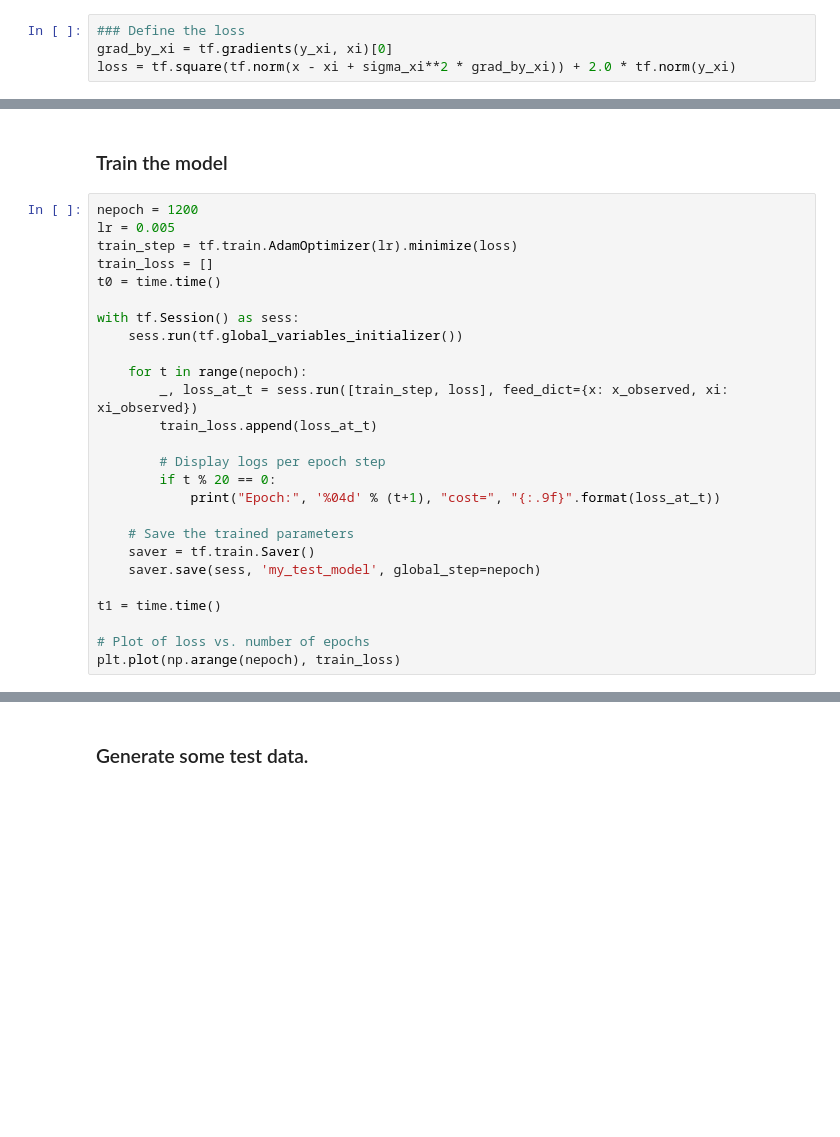
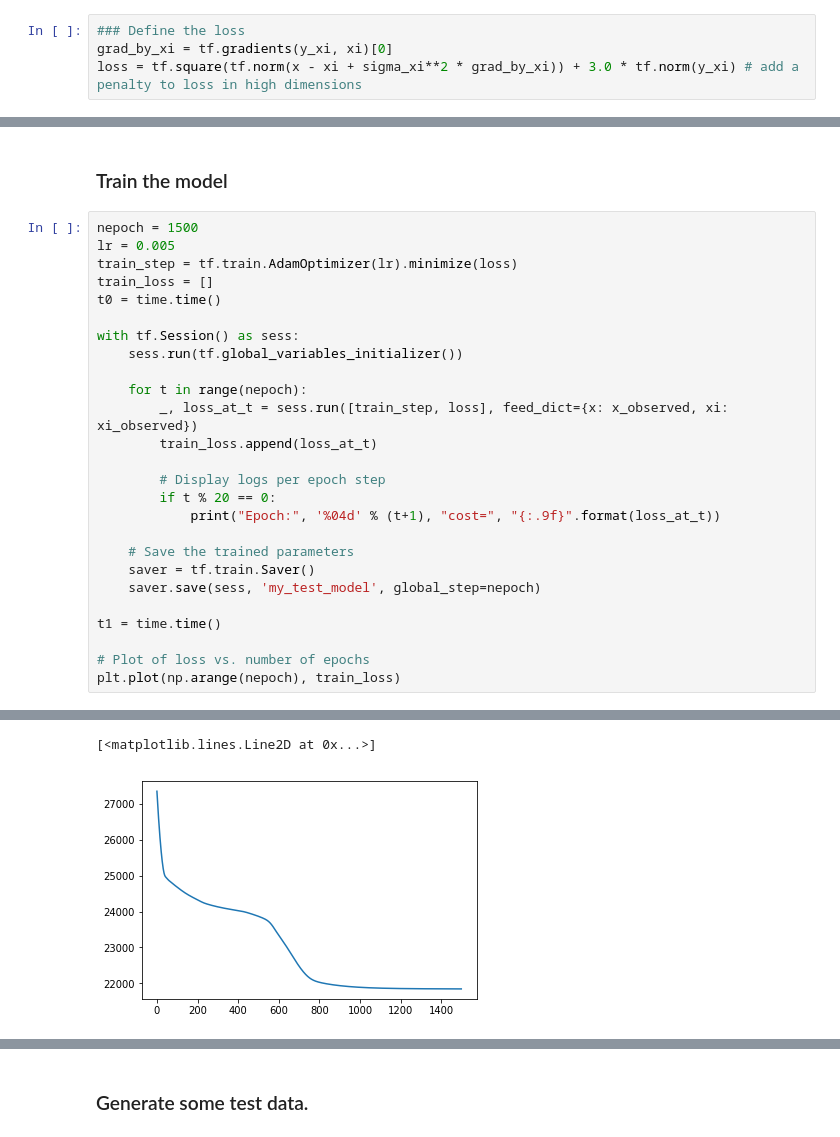
Before and after one commit to nataliedoss/Graphical-component-analysis-tensorflow, a Jupyter notebook: gca.ipynb, the cells around one changed output, grey strips where cells are left out. Drawn from its saved outputs; the diff is of its cells as text; blank space fills up the shorter version.

```diff
--- a/gca.ipynb
+++ b/gca.ipynb
@@ -166,7 +166,7 @@ W0224 17:44:53.823771 140735988163456 deprecation_wrapper.py:119] From /Users/na
 # %%
 ### Define the loss
 grad_by_xi = tf.gradients(y_xi, xi)[0]
-loss = tf.square(tf.norm(x - xi + sigma_xi**2 * grad_by_xi)) + 2.0 * tf.norm(y_xi)
+loss = tf.square(tf.norm(x - xi + sigma_xi**2 * grad_by_xi)) + 3.0 * tf.norm(y_xi) # add a penalty to loss in high dimensions
 # %%
 # Another way for p = 4
 #tf.reset_default_graph()
@@ -208,7 +208,7 @@ loss = tf.square(tf.norm(x - xi + sigma_xi**2 * grad_by_xi)) + 2.0 * tf.norm(y_x
 # %% [markdown]
 ### Train the model
 # %%
-nepoch = 1200
+nepoch = 1500
 lr = 0.005
 train_step = tf.train.AdamOptimizer(lr).minimize(loss)
 train_loss = []
@@ -257,3 +257,5 @@ Epoch: 0421 cost= 23165.914062500
+[<matplotlib.lines.Line2D at 0x...>]
+[figure, added]
 # %%
 # Measure time to train
 print(t1-t0)
```
Also changed, not shown: parts of 10 cells of this notebook.
